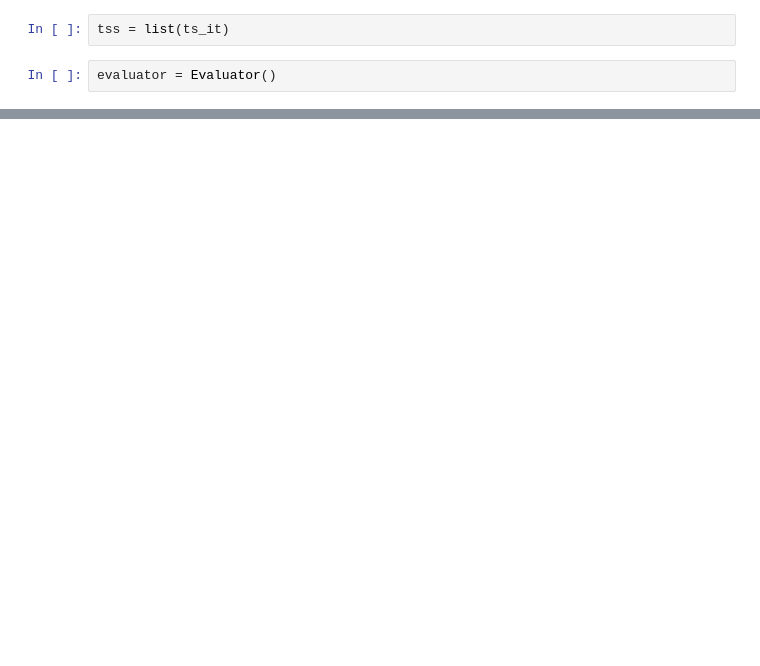
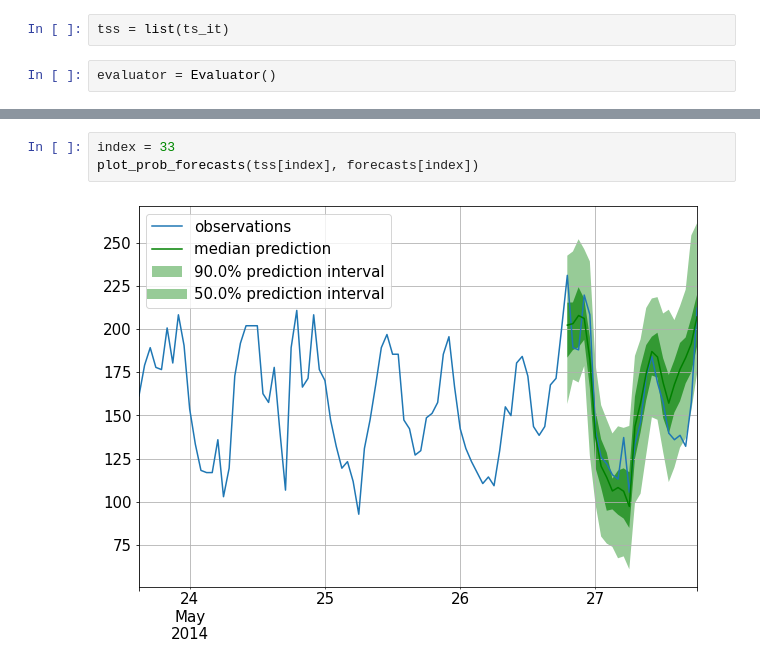
Before and after one commit to kashif/pytorch-transformer-ts, a Jupyter notebook: xformers/xformers.ipynb, the cells around one changed output, grey strips where cells are left out. Saved outputs shown, nothing was run; the diff lists cells and outputs as text; blank space fills up the shorter version.

```diff
--- a/xformers/xformers.ipynb
+++ b/xformers/xformers.ipynb
@@ -957,0 +903,5 @@ plot_prob_forecasts(tss[index], forecasts[index])
+# %%
+index = 33
+plot_prob_forecasts(tss[index], forecasts[index])
+# %% [output]
+[figure, added]
```
Also changed, not shown: parts of 20 cells of this notebook.
